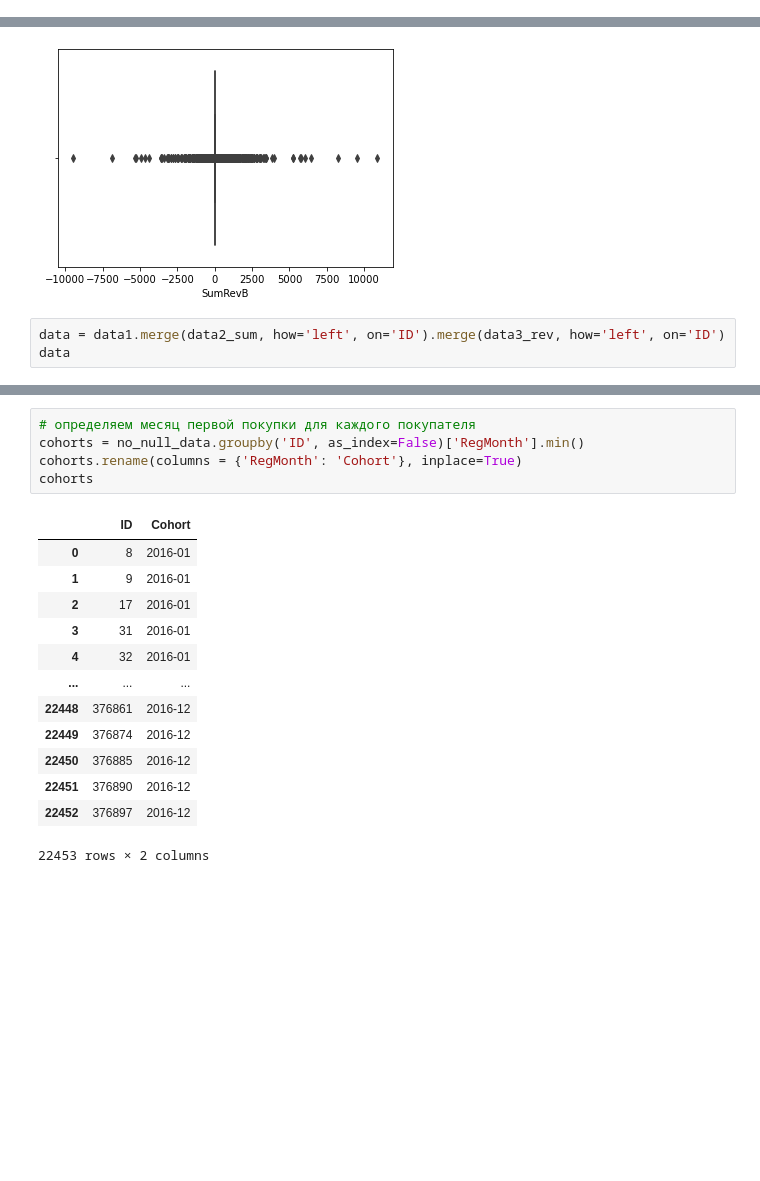
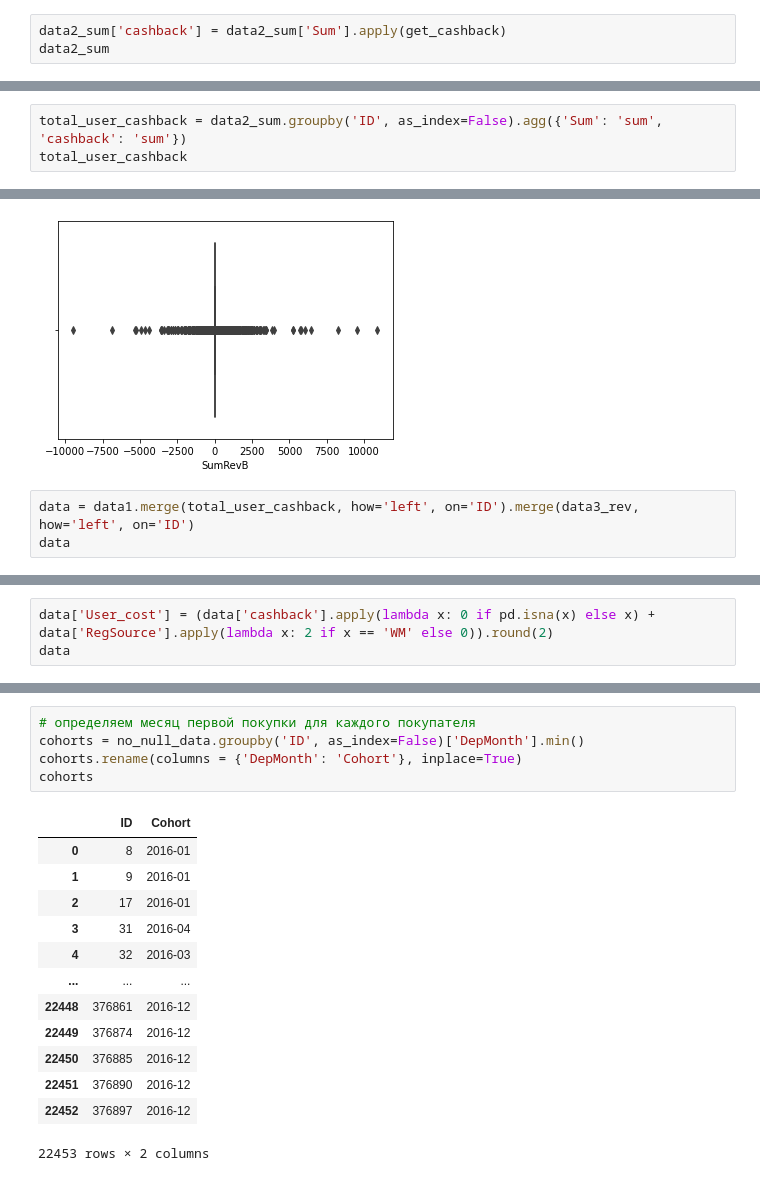
Before and after one commit to demuramax/Analysis-Report, a Jupyter notebook: analysis_report.ipynb, the cells around one changed output, grey strips where cells are left out. Drawn from its saved outputs; the diff is of its cells as text; blank space fills up the shorter version.

Commit message:
costs added

```diff
--- a/analysis_report.ipynb
+++ b/analysis_report.ipynb
@@ -114,0 +91,3 @@ data2_sum
+# %%
+data2_sum['cashback'] = data2_sum['Sum'].apply(get_cashback)
+data2_sum
@@ -114,0 +108,3 @@ data2_sum
+# %%
+total_user_cashback = data2_sum.groupby('ID', as_index=False).agg({'Sum': 'sum', 'cashback': 'sum'})
+total_user_cashback
@@ -119,6 +129,6 @@ Pass the following variable as a keyword arg: x. From version 0.12, the only val
 <AxesSubplot:xlabel='SumRevB'>
 [figure]
 # %%
-data = data1.merge(data2_sum, how='left', on='ID').merge(data3_rev, how='left', on='ID')
+data = data1.merge(total_user_cashback, how='left', on='ID').merge(data3_rev, how='left', on='ID')
 data
 # %% [output]
@@ -137,0 +152,3 @@ data
+# %%
+data['User_cost'] = (data['cashback'].apply(lambda x: 0 if pd.isna(x) else x) + data['RegSource'].apply(lambda x: 2 if x == 'WM' else 0)).round(2)
+data
@@ -173,15 +223,15 @@ no_null_data
 # %%
 # определяем месяц первой покупки для каждого покупателя
-cohorts = no_null_data.groupby('ID', as_index=False)['RegMonth'].min()
-cohorts.rename(columns = {'RegMonth': 'Cohort'}, inplace=True)
+cohorts = no_null_data.groupby('ID', as_index=False)['DepMonth'].min()
+cohorts.rename(columns = {'DepMonth': 'Cohort'}, inplace=True)
 cohorts
 # %% [output]
 |  | ID | Cohort |
 | 0 | 8 | 2016-01 |
 | 1 | 9 | 2016-01 |
 | 2 | 17 | 2016-01 |
-| 3 | 31 | 2016-01 |
-| 4 | 32 | 2016-01 |
+| 3 | 31 | 2016-04 |
+| 4 | 32 | 2016-03 |
 | ... | ... | ... |
 | 22448 | 376861 | 2016-12 |
 | 22449 | 376874 | 2016-12 |
```
Also changed, not shown: parts of 22 cells of this notebook.
